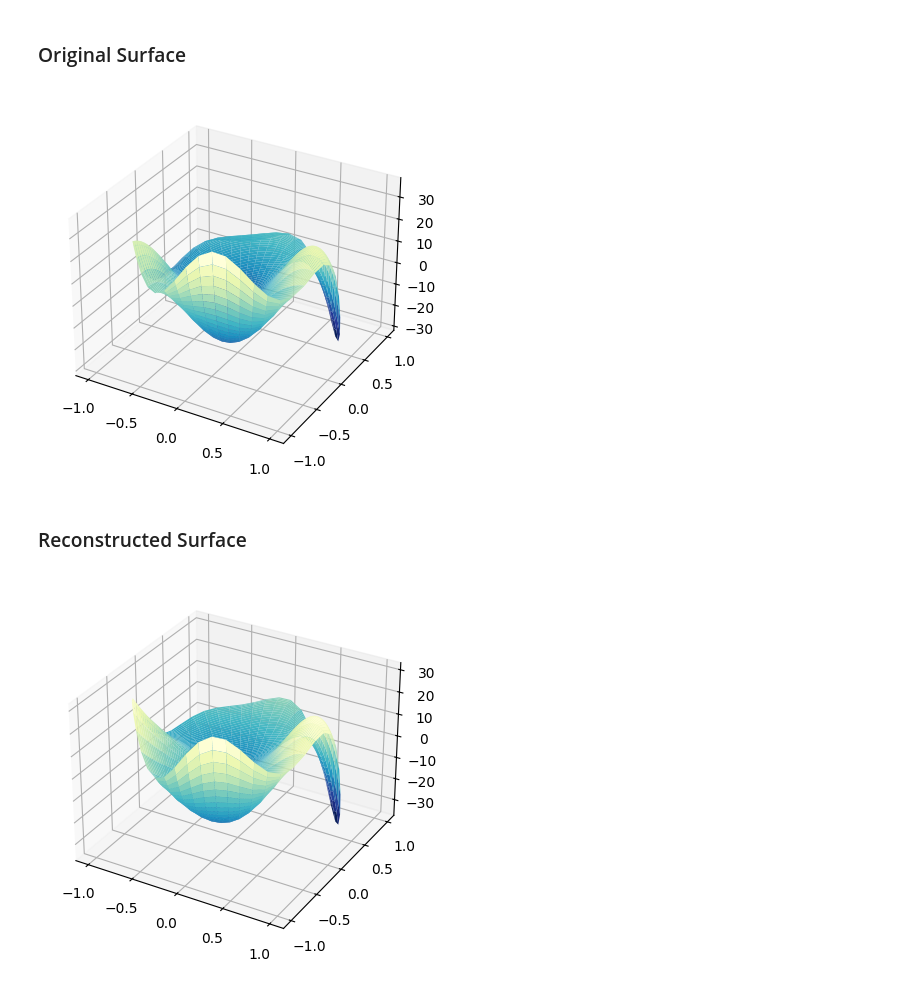
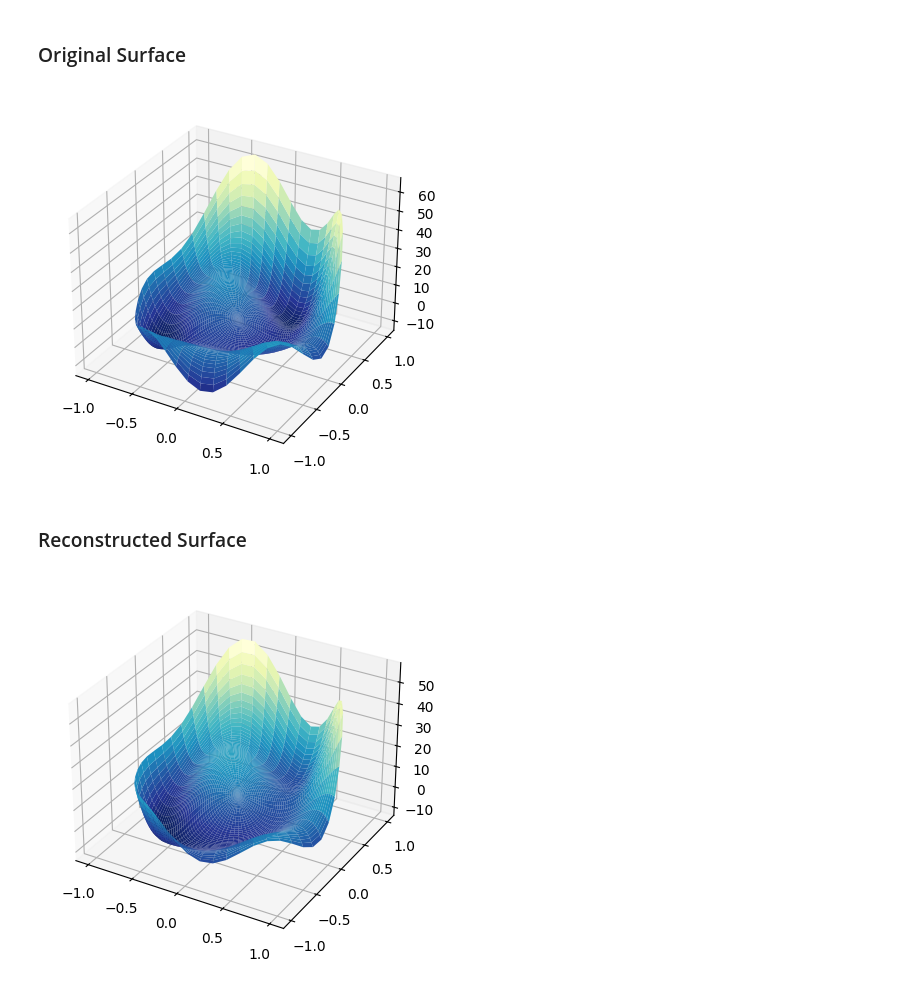
Before and after one commit to Dacarpe03/SurfaceReconstruction, a Jupyter notebook: ModelEvaluation.ipynb, the cells around one changed output. Drawn from its saved outputs; the diff is of its cells as text; code cells hidden in the pictures.

Commit message:
Use predict_zernike_coefficients from modeling library in ModelEvaluation

```diff
--- a/ModelEvaluation.ipynb
+++ b/ModelEvaluation.ipynb
@@ -35,4 +51,4 @@ test_labels = read_data_for_training(FEATURES_FILE_PATH,
 # %%
-prediction = surface_reconstructor.predict(np.array([features[-1]]))
-print(prediction[0])
-print(labels[-1])
+surface_id = 0
+test_surface = test_features[surface_id]
+test_surface_coeffs = test_labels[surface_id]
@@ -41,12 +63,12 @@ NameError: name 'np' is not defined
 # %% [markdown]
 ### Original Surface
 # %%
-plot_surface_from_zernike_coefficients(labels[-1], True)
+plot_surface_from_zernike_coefficients(test_surface_coeffs, True)
 # %% [output]
-[figure, old version]
+[figure, new version]
 # %% [markdown]
 ### Reconstructed Surface
 # %%
-plot_surface_from_zernike_coefficients(prediction[0], True)
+plot_surface_from_zernike_coefficients(test_surface_predicted_coeffs, True)
 # %% [output]
-[figure, old version]
+[figure, new version]
```
Also changed, not shown: parts of 7 cells of this notebook.
